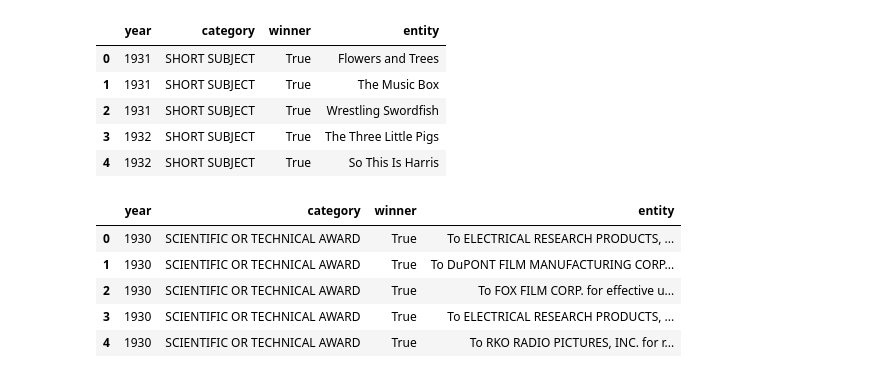
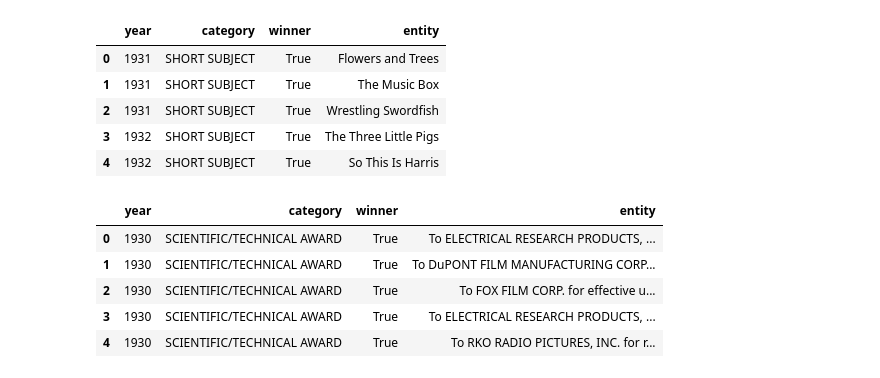
Before and after one commit to LJeanParrish/Oscars-Ratings-and-Films-Oh-Py, a Jupyter notebook: Cleaned Data.ipynb, the cells around one changed output. Saved outputs shown, nothing was run; the diff lists cells and outputs as text; code cells hidden in the pictures.

Commit message:
Update Cleaned Data.ipynb
Combined other categories. Made other dataframes.

```diff
--- a/Cleaned Data.ipynb
+++ b/Cleaned Data.ipynb
@@ -83,3 +91,16 @@ base_df['category'] = base_df['category'].replace(['SCIENTIFIC OR TECHNICAL AWAR
+# %%
+#Combine short film
+base_df['category'] = base_df['category'].replace(['SHORT FILM (Animated)', 'SHORT FILM (Live Action)', 'SHORT FILM (Dramatic Live Action)'],
+                                'SHORT FILM')
+# %%
+#Combine directing category
+base_df['category'] = base_df['category'].replace(['DIRECTING (Comedy Picture)', 'DIRECTING (Dramatic Picture)'], 'DIRECTING')
+# %%
+#Combine documentary category
+base_df['category'] = base_df['category'].replace(['DOCUMENTARY (Short Subject)', 'DOCUMENTARY (Feature)'], 'DOCUMENTARY')
+# %%
+#Combine cinematography category
+base_df['category'] = base_df['category'].replace(['CINEMATOGRAPHY (Black-and-White)', 'CINEMATOGRAPHY (Color)'], 'CINEMATOGRAPHY')
 # %%
 base_df["category"].unique()
 # %% [output]
@@ -168,13 +200,13 @@ short_subject.head()
 | 3 | 1932 | SHORT SUBJECT | True | The Three Little Pigs |
 | 4 | 1932 | SHORT SUBJECT | True | So This Is Harris |
 # %%
-scientific_technical = winner_db.loc[winner_db['category'] == 'SCIENTIFIC OR TECHNICAL AWARD', :]
+scientific_technical = winner_db.loc[winner_db['category'] == 'SCIENTIFIC/TECHNICAL AWARD', :]
 scientific_technical = scientific_technical.reset_index(drop=True)
 scientific_technical.head()
 # %% [output]
 |  | year | category | winner | entity |
-| 0 | 1930 | SCIENTIFIC OR TECHNICAL AWARD | True | To ELECTRICAL RESEARCH PRODUCTS, ... |
-| 1 | 1930 | SCIENTIFIC OR TECHNICAL AWARD | True | To DuPONT FILM MANUFACTURING CORP... |
-| 2 | 1930 | SCIENTIFIC OR TECHNICAL AWARD | True | To FOX FILM CORP. for effective u... |
-| 3 | 1930 | SCIENTIFIC OR TECHNICAL AWARD | True | To ELECTRICAL RESEARCH PRODUCTS, ... |
-| 4 | 1930 | SCIENTIFIC OR TECHNICAL AWARD | True | To RKO RADIO PICTURES, INC. for r... |
+| 0 | 1930 | SCIENTIFIC/TECHNICAL AWARD | True | To ELECTRICAL RESEARCH PRODUCTS, ... |
+| 1 | 1930 | SCIENTIFIC/TECHNICAL AWARD | True | To DuPONT FILM MANUFACTURING CORP... |
+| 2 | 1930 | SCIENTIFIC/TECHNICAL AWARD | True | To FOX FILM CORP. for effective u... |
+| 3 | 1930 | SCIENTIFIC/TECHNICAL AWARD | True | To ELECTRICAL RESEARCH PRODUCTS, ... |
+| 4 | 1930 | SCIENTIFIC/TECHNICAL AWARD | True | To RKO RADIO PICTURES, INC. for r... |
```
Also changed, not shown: parts of 13 cells of this notebook.
